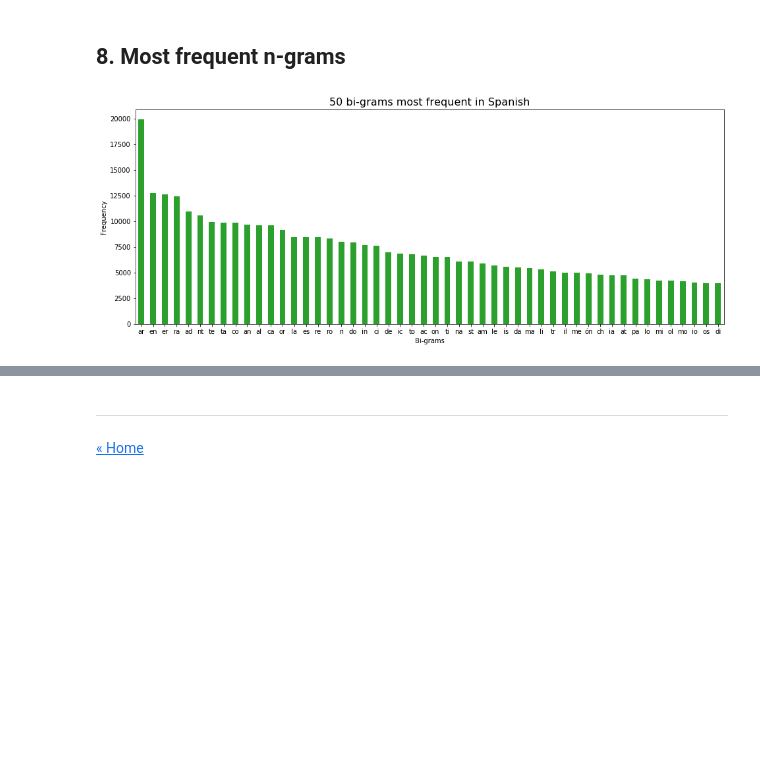
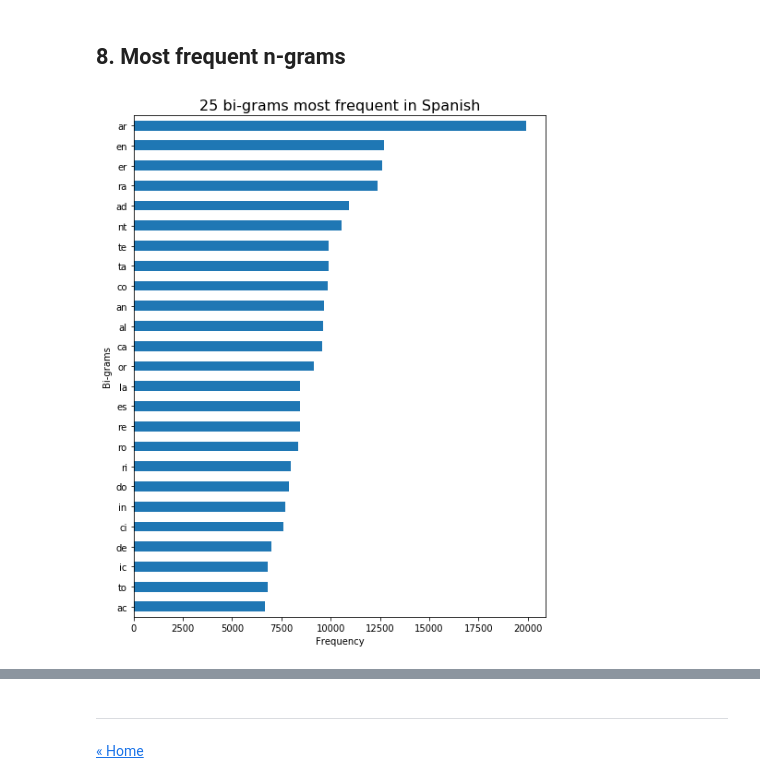
Before and after one commit to ansegura7/DSL_Analysis, a Jupyter notebook: code/dsl_text_analysis.ipynb, the cells around one changed output, grey strips where cells are left out. Cells and saved outputs as stored; diff of their text form; code cells hidden in the pictures; blank space fills up the shorter version.

Commit message:
Update Analysis
- Updated ngrams analysis.

```diff
--- a/code/dsl_text_analysis.ipynb
+++ b/code/dsl_text_analysis.ipynb
@@ -69,6 +69,19 @@ def plot_col_chart(df, figsize, x_var, y_var, title, color='#1f77b4', legend=Non
     plt.xlabel(x_var.capitalize())
     plt.ylabel(y_var.capitalize())
     plt.show()
+# %%
+# Util function - Plot bar chart
+def plot_bar_chart(df, figsize, x_var, y_var, title, color='#1f77b4', legend=None):
+    fig, ax = plt.subplots()
+    df.plot.barh(ax=ax, x=x_var, y=y_var, figsize=figsize)
+    if legend:
+        ax.legend(legend)
+    else:
+        ax.get_legend().remove()
+    plt.title(title, fontsize=16)
+    plt.xlabel(y_var.capitalize())
+    plt.ylabel(x_var.capitalize())
+    plt.show()
 # %% [markdown]
 ## 1. Approximate number of words in the DSL
 # %%
@@ -363,6 +376,7 @@ plot_col_chart(df.sort_values(by='perc', ascending=False), figsize, x_var, y_var
 ## 8. Most frequent n-grams
 # %%
 # Processing
+top_ngrams = 25
 bi_grams = Counter()
 tri_grams = Counter()
 
@@ -381,17 +395,16 @@ for word in word_dict.keys():
         tri_grams[n_grams] += 1
 # %%
 # Cooking dataframe
-df_bi = pd.DataFrame.from_records(bi_grams.most_common(50), columns = ['bi-grams', 'frequency'])
-df_tri = pd.DataFrame.from_records(tri_grams.most_common(50), columns = ['tri-grams', 'frequency'])
+df_bi = pd.DataFrame.from_records(bi_grams.most_common(top_ngrams), columns=['bi-grams', 'frequency'])
+df_tri = pd.DataFrame.from_records(tri_grams.most_common(top_ngrams), columns=['tri-grams', 'frequency'])
 # %%
 # Plotting sorted data
-figsize = (16, 6)
+figsize = (8, 10)
 x_var = 'bi-grams'
 y_var = 'frequency'
-title = '50 bi-grams most frequent in Spanish'
-color = '#2ca02c'
-plot_col_chart(df_bi, figsize, x_var, y_var, title, color)
+title = str(top_ngrams) + ' bi-grams most frequent in Spanish'
+plot_bar_chart(df_bi.sort_values(by=['frequency']), figsize, x_var, y_var, title)
 # %% [output]
-[figure, old version]
+[figure, new version]
 # %%
 # Plotting sorted data
```
Also changed, not shown: parts of 2 cells of this notebook, 1 other file.
